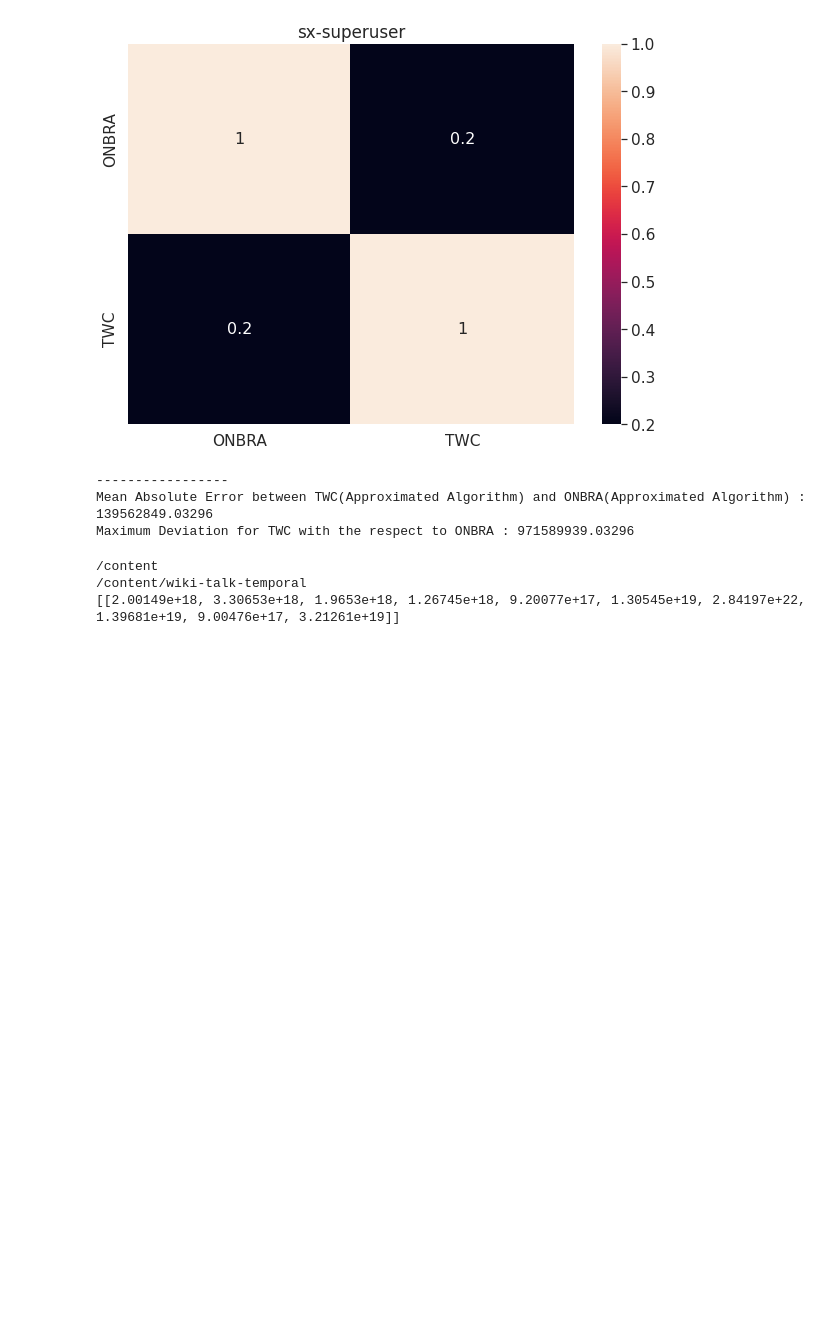
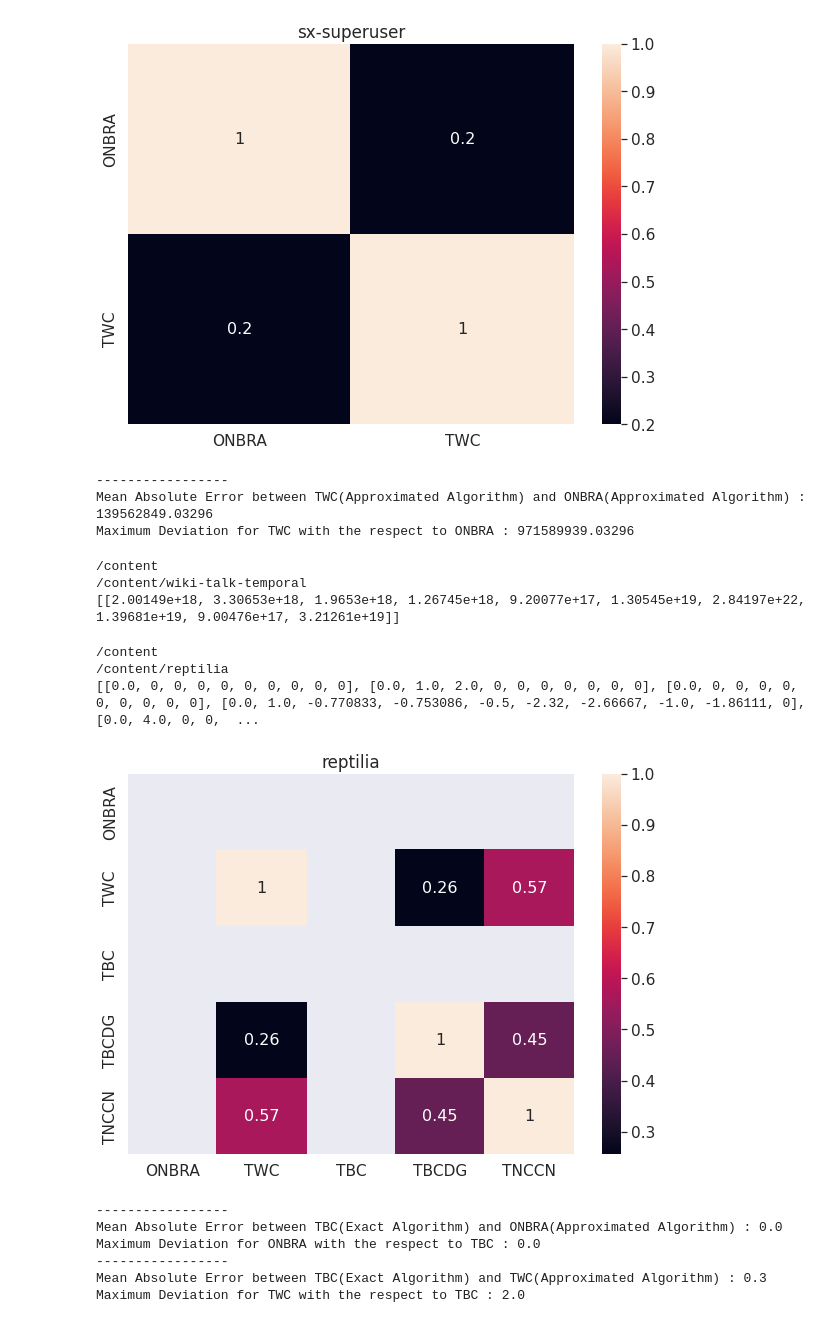
Before and after one commit to bprin97/A_Survey_on_the_Different_Approaches_to_Temporal_Node_Centralities, a Jupyter notebook: Code/Old Algorithms/CStatistics.ipynb, the cells around one changed output. Saved outputs shown, nothing was run; the diff lists cells and outputs as text; code cells hidden in the pictures; blank space fills up the shorter version.

Commit message:
Added 2 additional set of results and statistics on 2 small datasets

```diff
--- a/Code/Old Algorithms/CStatistics.ipynb
+++ b/Code/Old Algorithms/CStatistics.ipynb
@@ -102,6 +103,9 @@ def Kendallplot(rank_array,name_folder, n_algorithm):
     if n_algorithm == 2:
         # Draw the Kendall Rank Matrix
         df_cm = pd.DataFrame(rank_array,index=["ONBRA", "TWC"], columns=["ONBRA", "TWC"])
+    if n_algorithm == 3:
+        # Draw the Kendall Rank Matrix
+        df_cm = pd.DataFrame(rank_array,index=["ONBRA", "TWC","TBC"], columns=["ONBRA", "TWC","TBC"])
     # Set the Label Size
     plt.figure(figsize=(10,7))
     sn.set(font_scale=1.4)
@@ -284,3 +288,19 @@ computeKenDataset("wiki-talk-temporal")
 /content
 /content/wiki-talk-temporal
 [[2.00149e+18, 3.30653e+18, 1.9653e+18, 1.26745e+18, 9.20077e+17, 1.30545e+19, 2.84197e+22, 1.39681e+19, 9.00476e+17, 3.21261e+19]]
+# %%
+# reptilia
+%cd ..
+%cd "reptilia"
+computeKenDataset("reptilia")
+# %% [output]
+/content
+/content/reptilia
+[[0.0, 0, 0, 0, 0, 0, 0, 0, 0, 0], [0.0, 1.0, 2.0, 0, 0, 0, 0, 0, 0, 0], [0.0, 0, 0, 0, 0, 0, 0, 0, 0, 0], [0.0, 1.0, -0.770833, -0.753086, -0.5, -2.32, -2.66667, -1.0, -1.86111, 0], [0.0, 4.0, 0, 0,  ...
+[figure, added]
+-----------------
+Mean Absolute Error between TBC(Exact Algorithm) and ONBRA(Approximated Algorithm) : 0.0
+Maximum Deviation for ONBRA with the respect to TBC : 0.0
+-----------------
+Mean Absolute Error between TBC(Exact Algorithm) and TWC(Approximated Algorithm) : 0.3
+Maximum Deviation for TWC with the respect to TBC : 2.0
```
Also changed, not shown: parts of 4 cells of this notebook, 8 other files.
